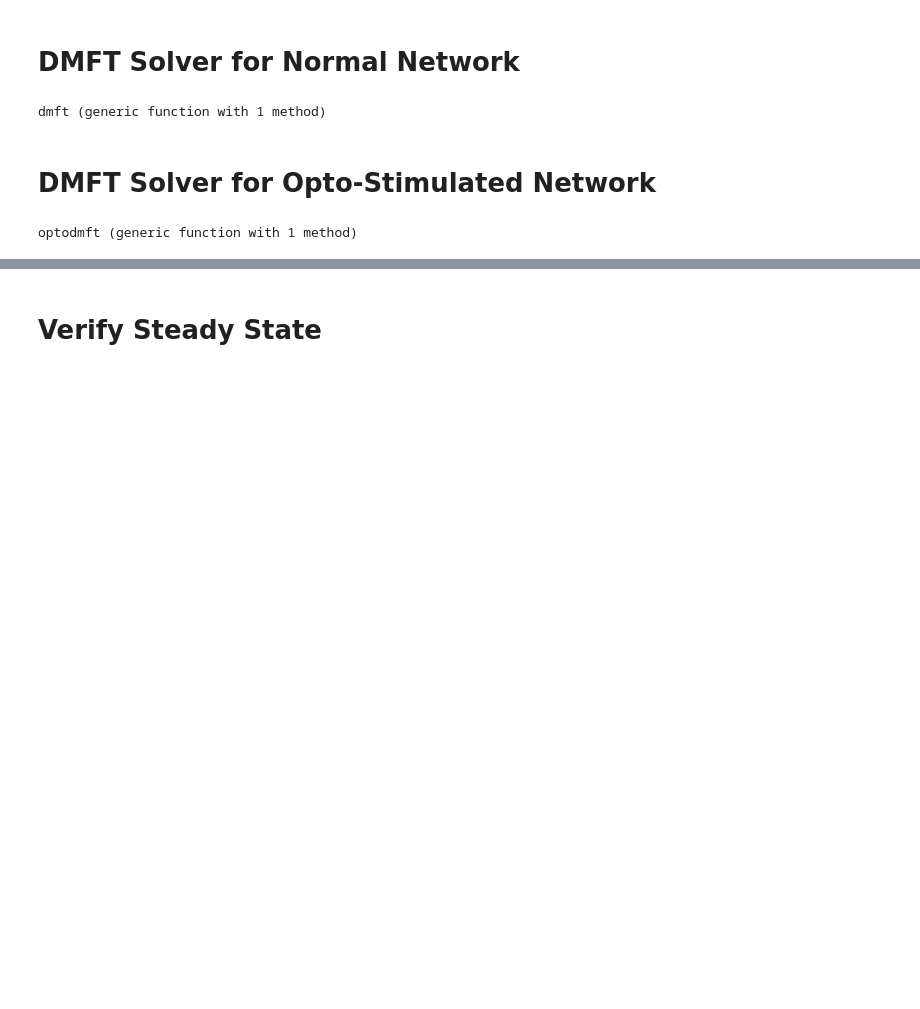
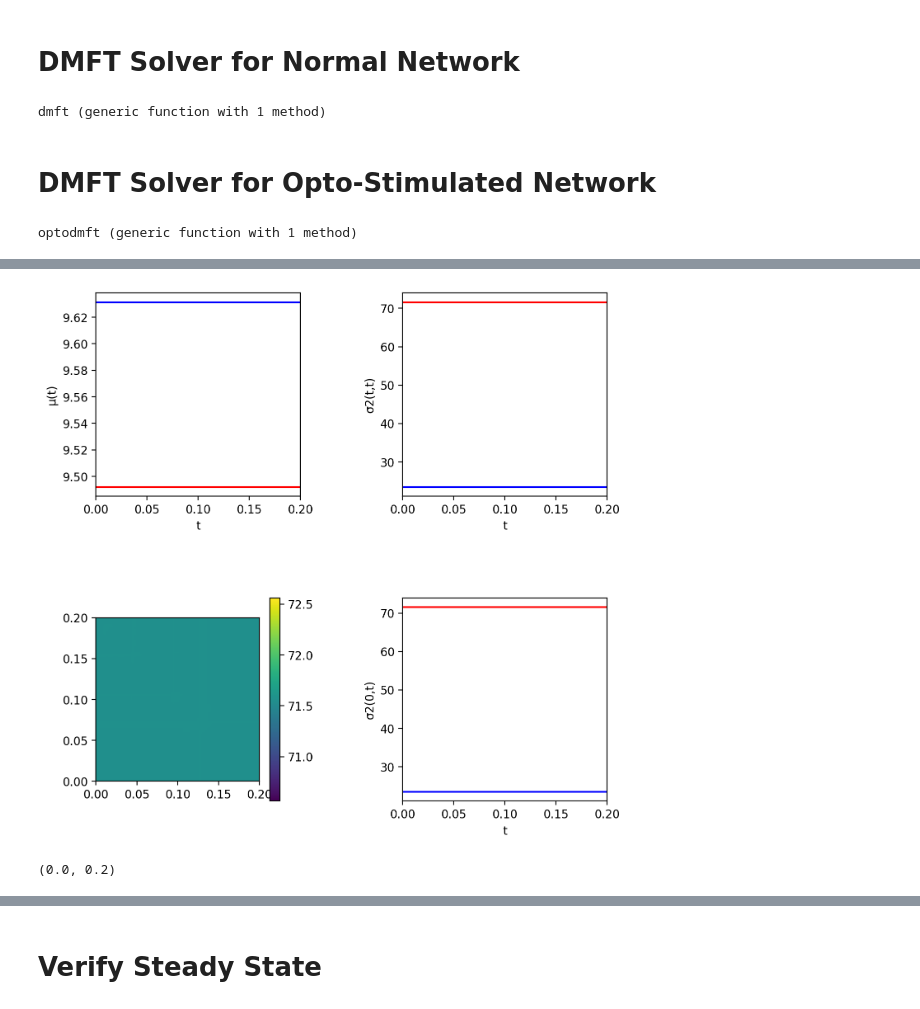
Before and after one commit to AddingAddict/OptoStimDMFT, a Jupyter notebook: 2Pop Opto Stim DMFT.ipynb, the cells around one changed output, grey strips where cells are left out. Drawn from its saved outputs; the diff is of its cells as text; code cells hidden in the pictures; blank space fills up the shorter version.

```diff
--- a/2Pop Opto Stim DMFT.ipynb
+++ b/2Pop Opto Stim DMFT.ipynb
@@ -1825,0 +2388,43 @@ xlim((log10(Ks[1]),log10(Ks[end])))
+# %%
+figure(figsize=(4*2,4*2),dpi=200)
+subplots_adjust(hspace=0.5,wspace=0.5)
+
+subplot(2,2,1)
+plot(0.0:dt:TSave,μE,"r")
+plot(0.0:dt:TSave,μI,"b")
+xlabel("t")
+ylabel("μ(t)")
+xlim((0.0,TSave))
+# ylim((minimum(μ)-1,maximum(μ)+1))
+
+subplot(2,2,2)
+plot(0.0:dt:TSave,diag(σμE2),"r")
+plot(0.0:dt:TSave,diag(σμI2),"b")
+xlabel("t")
+ylabel("σ2(t,t)")
+xlim((0.0,TSave))
+# ylim((minimum(diag(σ2))-1,maximum(diag(σ2))+1))
+
+subplot(2,2,3)
+imshow(σμE2,extent=([0.0,TSave,0.0,TSave]),vmin=minimum(σμE2)-1,vmax=maximum(σμE2)+1)
+colorbar()
+
+subplot(2,2,4)
+plot(0.0:dt:TSave,σμE2[1,:],"r")
+plot(0.0:dt:TSave,σμI2[1,:],"b")
+xlabel("t")
+ylabel("σ2(0,t)")
+xlim((0.0,TSave))
+# ylim((minimum(σ2[1,:])-1,
+#         maximum(σ2[1,:])+1))
+
+# subplot(2,2,4)
+# plot(0.0:dt:TSave,σ2[end,end:-1:1])
+# xlabel("t")
+# ylabel("σ2(0,t)")
+# xlim((0.0,TSave))
+# ylim((minimum(σ2[end,end:-1:1])-1,
+#         maximum(σ2[end,end:-1:1])+1))
+# %% [output]
+[figure, added]
+(0.0, 0.2)
```
Also changed, not shown: parts of 78 cells of this notebook, 2 other files.
